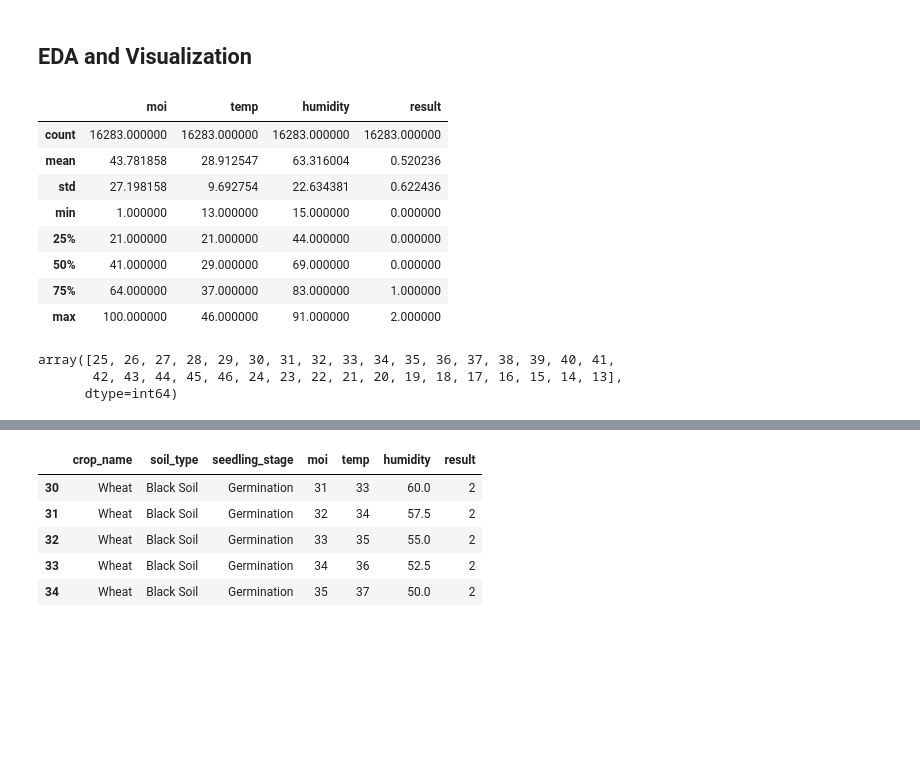
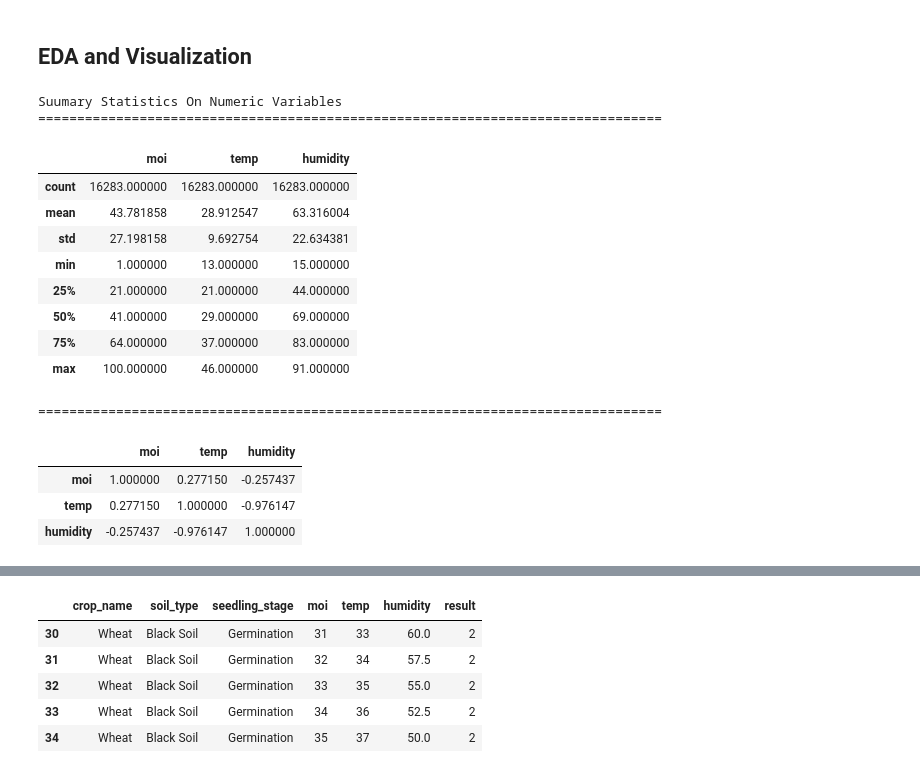
Before and after one commit to ceehall/smart_agriculture, a Jupyter notebook: Smart Agriculture (Classification).ipynb, the cells around one changed output, grey strips where cells are left out. Drawn from its saved outputs; the diff is of its cells as text; code cells hidden in the pictures; blank space fills up the shorter version.

```diff
--- a/Smart Agriculture (Classification).ipynb
+++ b/Smart Agriculture (Classification).ipynb
@@ -60,8 +60,8 @@ All packages have been loaded successfully!!!
 ## Loading The Data and Dataset Overview
 # %%
 ### Loading the data
-df = pd.read_csv('cropdata_updated.csv')
-df.head()
+agric_df = pd.read_csv('cropdata_updated.csv')
+agric_df.head()
 # %% [output]
 |  | crop ID | soil_type | Seedling Stage | MOI | temp | humidity | result |
 | 0 | Wheat | Black Soil | Germination | 1 | 25 | 80.0 | 1 |
@@ -124,4 +124,4 @@ memory usage: 897.6+ KB
 # %%
 ## Dropping Duplicates
-df.drop_duplicates(keep='first',inplace=True)
+agric_df.drop_duplicates(keep='first',inplace=True)
 # %%
@@ -138,11 +138,11 @@ df.shape
 # %% [output]
 (16283, 7)
 # %%
-## Renaming Columns
-df.rename(columns={'crop ID':'crop_name',
+## Renaming Columns With The Appropriate Names
+agric_df.rename(columns={'crop ID':'crop_name',
                    'Seedling Stage':'seedling_stage',
                   'MOI':'moi'},inplace=True)
-df.columns
+agric_df.columns
 # %% [output]
 Index(['crop_name', 'soil_type', 'seedling_stage', 'moi', 'temp', 'humidity',
        'result'],
@@ -150,21 +167,29 @@ Index(['crop_name', 'soil_type', 'seedling_stage', 'moi', 'temp', 'humidity',
 # %% [markdown]
 ## EDA and Visualization
 # %%
-#3 Summary Satistics
-df.describe()
+#3 Summary Statistics on Numeric Varibales
+print('Suumary Statistics On Numeric Variables')
+print('='*80)
+numeric_columns =  ['moi','temp','humidity']
+display(agric_df[numeric_columns].describe())
+print('='*80)
 # %% [output]
+Suumary Statistics On Numeric Variables
+================================================================================
-|  | moi | temp | humidity | result |
-| count | 16283.000000 | 16283.000000 | 16283.000000 | 16283.000000 |
-| mean | 43.781858 | 28.912547 | 63.316004 | 0.520236 |
-| std | 27.198158 | 9.692754 | 22.634381 | 0.622436 |
-| min | 1.000000 | 13.000000 | 15.000000 | 0.000000 |
-| 25% | 21.000000 | 21.000000 | 44.000000 | 0.000000 |
-| 50% | 41.000000 | 29.000000 | 69.000000 | 0.000000 |
-| 75% | 64.000000 | 37.000000 | 83.000000 | 1.000000 |
-| max | 100.000000 | 46.000000 | 91.000000 | 2.000000 |
+|  | moi | temp | humidity |
+| count | 16283.000000 | 16283.000000 | 16283.000000 |
+| mean | 43.781858 | 28.912547 | 63.316004 |
+| std | 27.198158 | 9.692754 | 22.634381 |
+| min | 1.000000 | 13.000000 | 15.000000 |
+| 25% | 21.000000 | 21.000000 | 44.000000 |
+| 50% | 41.000000 | 29.000000 | 69.000000 |
+| 75% | 64.000000 | 37.000000 | 83.000000 |
+| max | 100.000000 | 46.000000 | 91.000000 |
+================================================================================
-# %%
-df.temp.unique()
-# %% [output]
-array([25, 26, 27, 28, 29, 30, 31, 32, 33, 34, 35, 36, 37, 38, 39, 40, 41,
-       42, 43, 44, 45, 46, 24, 23, 22, 21, 20, 19, 18, 17, 16, 15, 14, 13],
-      dtype=int64)
+# %%
+agric_df[['moi','temp','humidity']].corr()
+# %% [output]
+|  | moi | temp | humidity |
+| moi | 1.000000 | 0.277150 | -0.257437 |
+| temp | 0.277150 | 1.000000 | -0.976147 |
+| humidity | -0.257437 | -0.976147 | 1.000000 |
```
Also changed, not shown: parts of 85 cells of this notebook.
